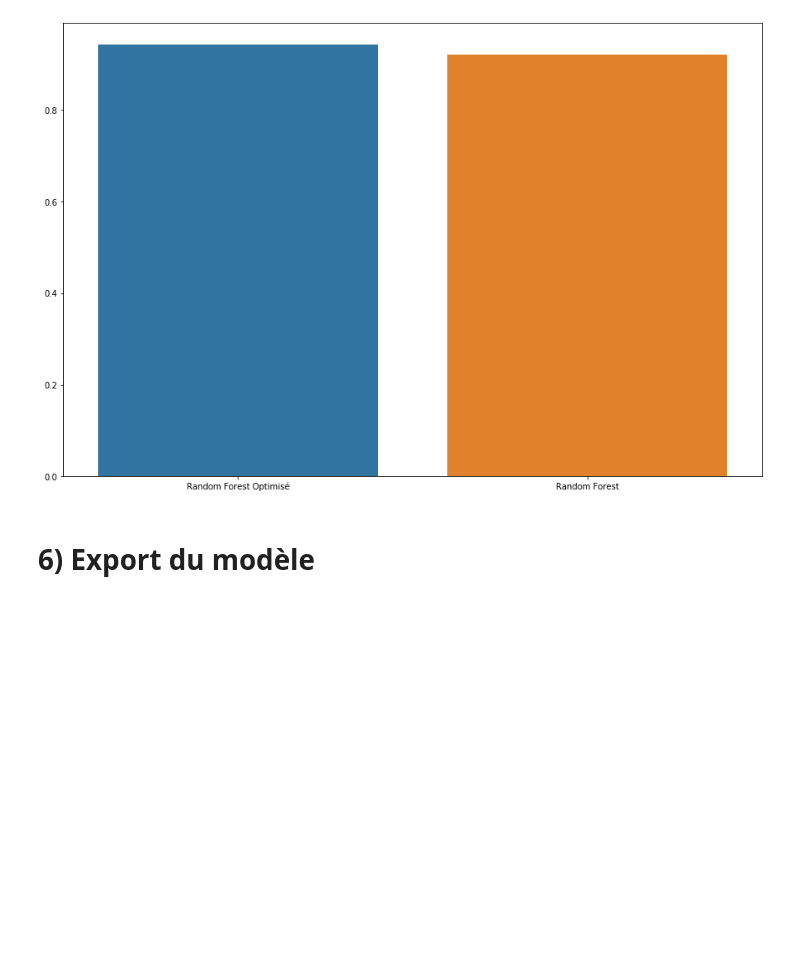
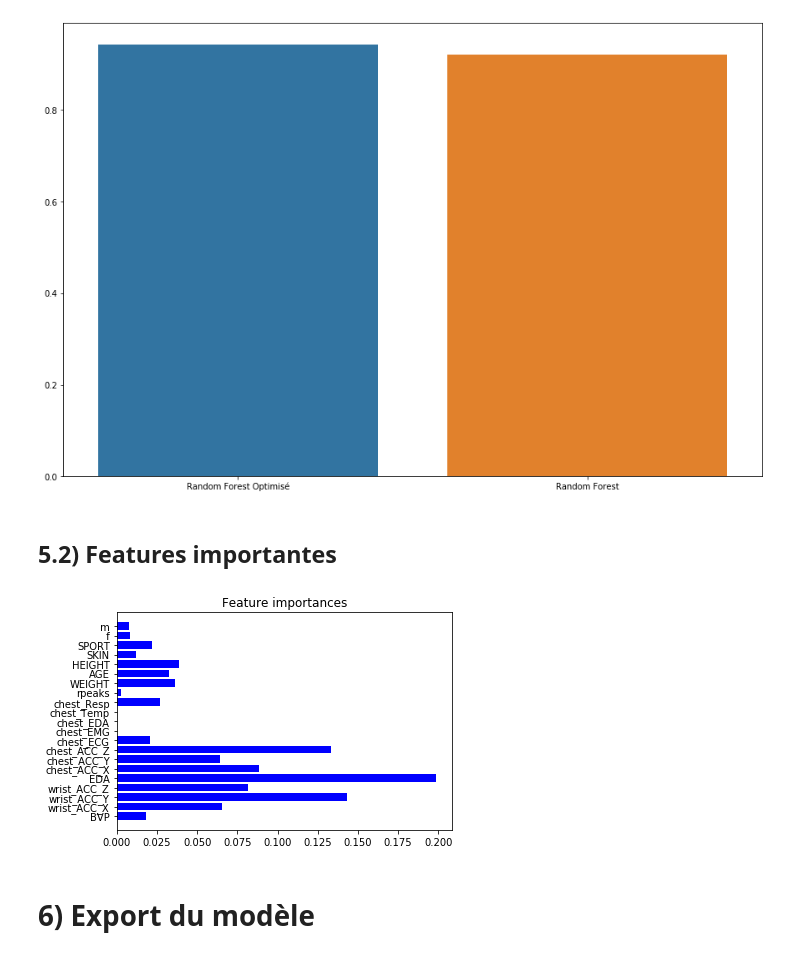
Before and after one commit to Fyxneo/python_ppgdalia, a Jupyter notebook: PPG-DaLiA.ipynb, the cells around one changed output. Saved outputs shown, nothing was run; the diff lists cells and outputs as text; code cells hidden in the pictures; blank space fills up the shorter version.

```diff
--- a/PPG-DaLiA.ipynb
+++ b/PPG-DaLiA.ipynb
@@ -304,6 +304,15 @@ sns.barplot(['Random Forest Optimisé', 'Random Forest'], [metrics.f1_score(y_te
 # %% [output]
 <matplotlib.axes._subplots.AxesSubplot at 0x...>
 [figure]
+# %% [markdown]
+## 5.2) Features importantes
+# %%
+plt.figure()
+plt.title("Feature importances")
+plt.barh(x_train.columns, optimized_RF_clf.feature_importances_,color="b", align="center")
+plt.show()
+# %% [output]
+[figure, added]
 # %% [markdown]
 # 6) Export du modèle
 # %%
```
